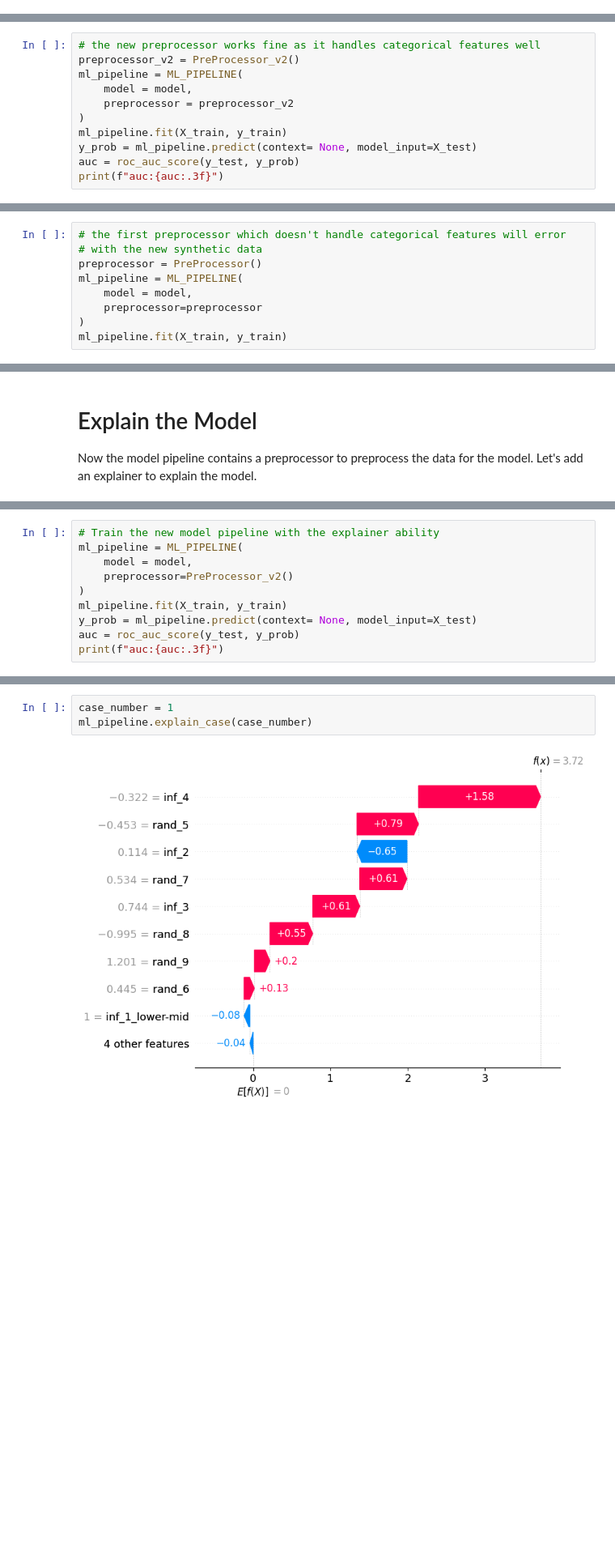
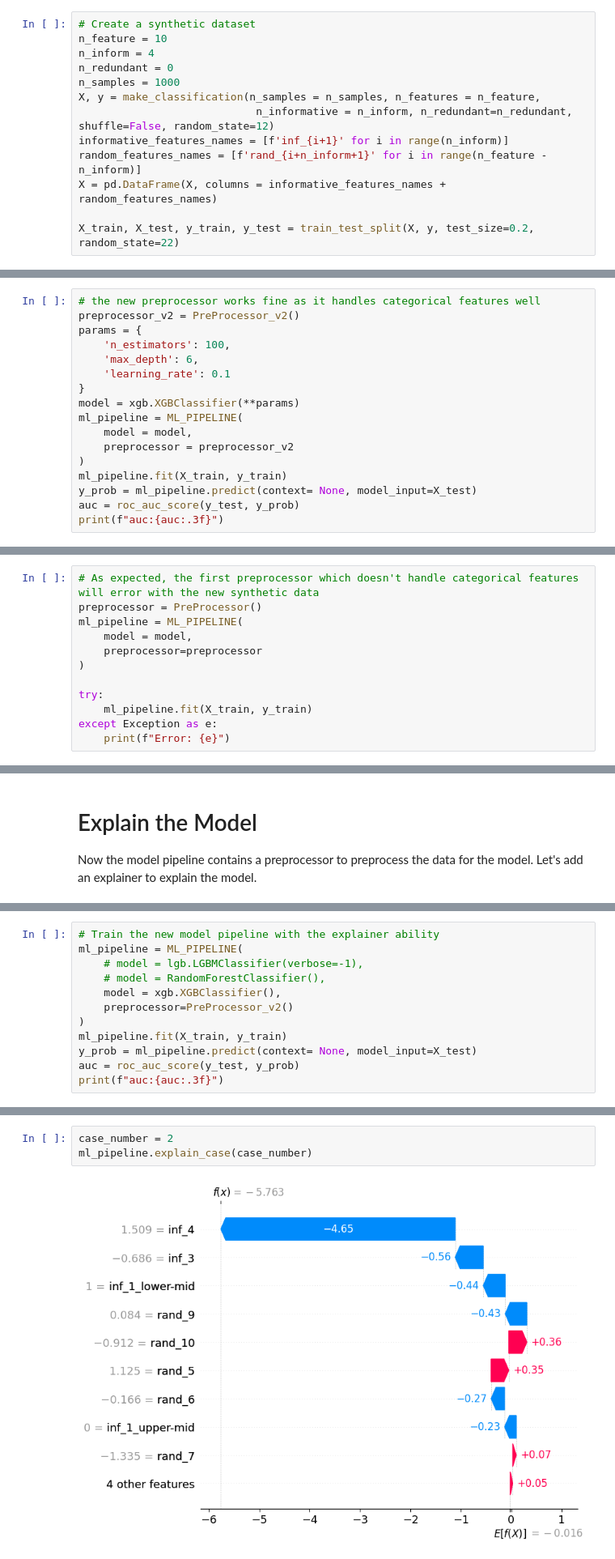
Before and after one commit to MenaWANG/mlflow-demo, a Jupyter notebook: pyfunc_pipeline.ipynb, the cells around one changed output, grey strips where cells are left out. Shown at 81% size. Saved outputs shown, nothing was run; the diff lists cells and outputs as text; blank space fills up the shorter version.

Commit message:
shap for multiple algorithms, classification and regression

```diff
--- a/pyfunc_pipeline.ipynb
+++ b/pyfunc_pipeline.ipynb
@@ -277,3 +111,16 @@ class PreProcessor(BaseEstimator, TransformerMixin):
         """
         self.fit(X, y)
         return self.transform(X)
+# %%
+# Create a synthetic dataset
+n_feature = 10
+n_inform = 4
+n_redundant = 0
+n_samples = 1000
+X, y = make_classification(n_samples = n_samples, n_features = n_feature,
+                            n_informative = n_inform, n_redundant=n_redundant, shuffle=False, random_state=12)
+informative_features_names = [f'inf_{i+1}' for i in range(n_inform)]
+random_features_names = [f'rand_{i+n_inform+1}' for i in range(n_feature - n_inform)]
+X = pd.DataFrame(X, columns = informative_features_names + random_features_names)
+
+X_train, X_test, y_train, y_test = train_test_split(X, y, test_size=0.2, random_state=22)
@@ -481,6 +358,12 @@ X_train, X_test, y_train, y_test = train_test_split(X, y, test_size=0.2, random_
 # %%
 # the new preprocessor works fine as it handles categorical features well
 preprocessor_v2 = PreProcessor_v2()
+params = {
+    'n_estimators': 100,
+    'max_depth': 6,
+    'learning_rate': 0.1
+}
+model = xgb.XGBClassifier(**params)
 ml_pipeline = ML_PIPELINE(
     model = model,
     preprocessor = preprocessor_v2
@@ -514,12 +397,15 @@ ml_pipeline.preprocessor.num_impute_strategy
 # %% [output]
 'mean'
 # %%
-# the first preprocessor which doesn't handle categorical features will error
-# with the new synthetic data
+# As expected, the first preprocessor which doesn't handle categorical features will error with the new synthetic data
 preprocessor = PreProcessor()
 ml_pipeline = ML_PIPELINE(
     model = model,
     preprocessor=preprocessor
 )
-ml_pipeline.fit(X_train, y_train)
+
+try:
+    ml_pipeline.fit(X_train, y_train)
+except Exception as e:
+    print(f"Error: {e}")
 # %% [output]
@@ -624,7 +533,9 @@ class ML_PIPELINE(mlflow.pyfunc.PythonModel):
 # %%
 # Train the new model pipeline with the explainer ability
 ml_pipeline = ML_PIPELINE(
-    model = model,
+    # model = lgb.LGBMClassifier(verbose=-1),
+    # model = RandomForestClassifier(),
+    model = xgb.XGBClassifier(),
     preprocessor=PreProcessor_v2()
 )
 ml_pipeline.fit(X_train, y_train)
@@ -640,5 +551,5 @@ ml_pipeline.explain_model(X_test)
 # %%
-case_number = 1
+case_number = 2
 ml_pipeline.explain_case(case_number)
 # %% [output]
-[figure, old version]
+[figure, new version]
```
Also changed, not shown: parts of 41 cells of this notebook, 4 other files.
